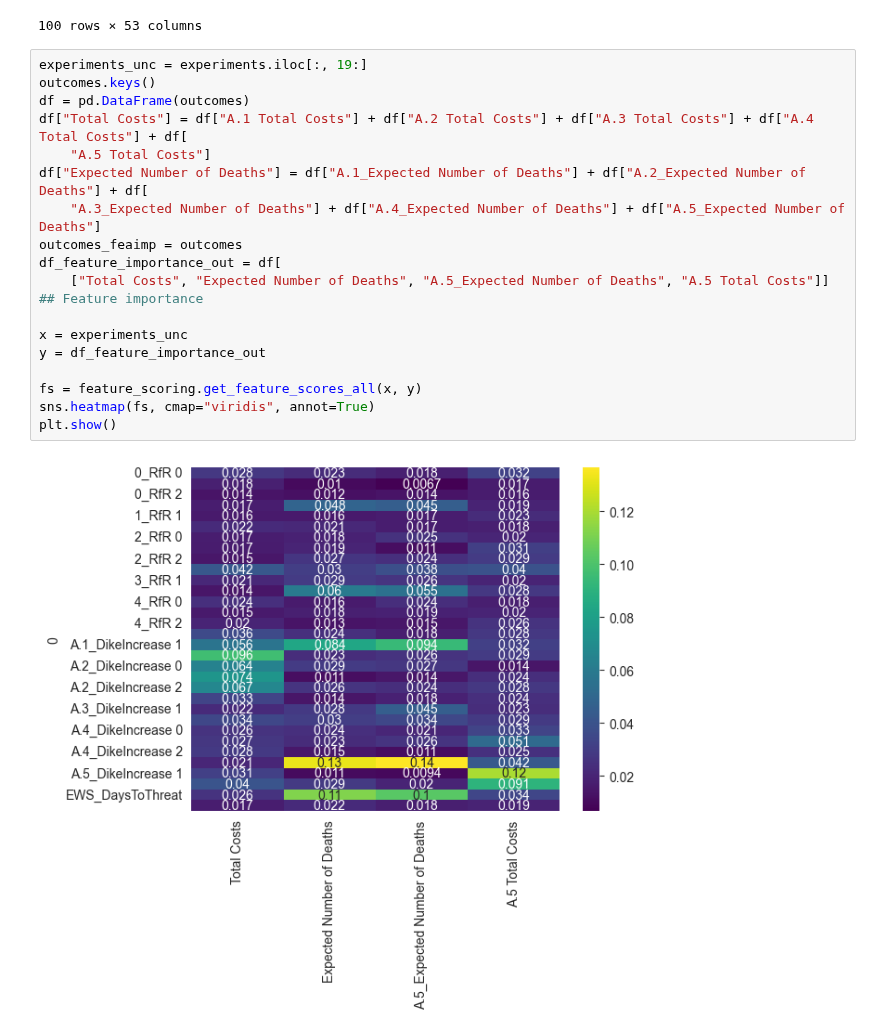
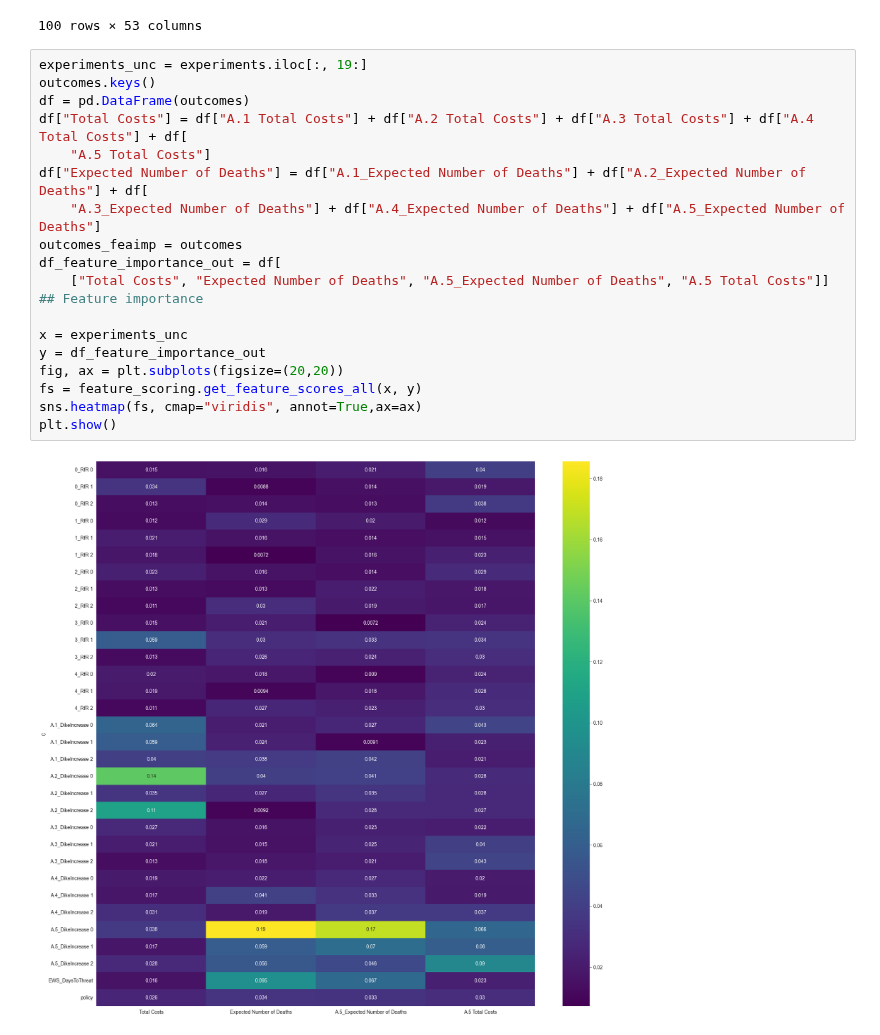
Before and after one commit to roesel1/EPA141A---MD, a Jupyter notebook: final assignment/Open_Exploration_Pol.ipynb, the cells around one changed output. Saved outputs shown, nothing was run; the diff lists cells and outputs as text.

```diff
--- a/final assignment/Open_Exploration_Pol.ipynb
+++ b/final assignment/Open_Exploration_Pol.ipynb
@@ -90,21 +98,21 @@ experiments
 # %%
 experiments_unc = experiments.iloc[:, 19:]
 outcomes.keys()
 df = pd.DataFrame(outcomes)
 df["Total Costs"] = df["A.1 Total Costs"] + df["A.2 Total Costs"] + df["A.3 Total Costs"] + df["A.4 Total Costs"] + df[
     "A.5 Total Costs"]
 df["Expected Number of Deaths"] = df["A.1_Expected Number of Deaths"] + df["A.2_Expected Number of Deaths"] + df[
     "A.3_Expected Number of Deaths"] + df["A.4_Expected Number of Deaths"] + df["A.5_Expected Number of Deaths"]
 outcomes_feaimp = outcomes
 df_feature_importance_out = df[
     ["Total Costs", "Expected Number of Deaths", "A.5_Expected Number of Deaths", "A.5 Total Costs"]]
 ## Feature importance
 
 x = experiments_unc
 y = df_feature_importance_out
-
+fig, ax = plt.subplots(figsize=(20,20))
 fs = feature_scoring.get_feature_scores_all(x, y)
-sns.heatmap(fs, cmap="viridis", annot=True)
+sns.heatmap(fs, cmap="viridis", annot=True,ax=ax)
 plt.show()
 # %% [output]
-[figure, old version]
+[figure, new version]
```
Also changed, not shown: parts of 3 cells of this notebook, 3 other files.
